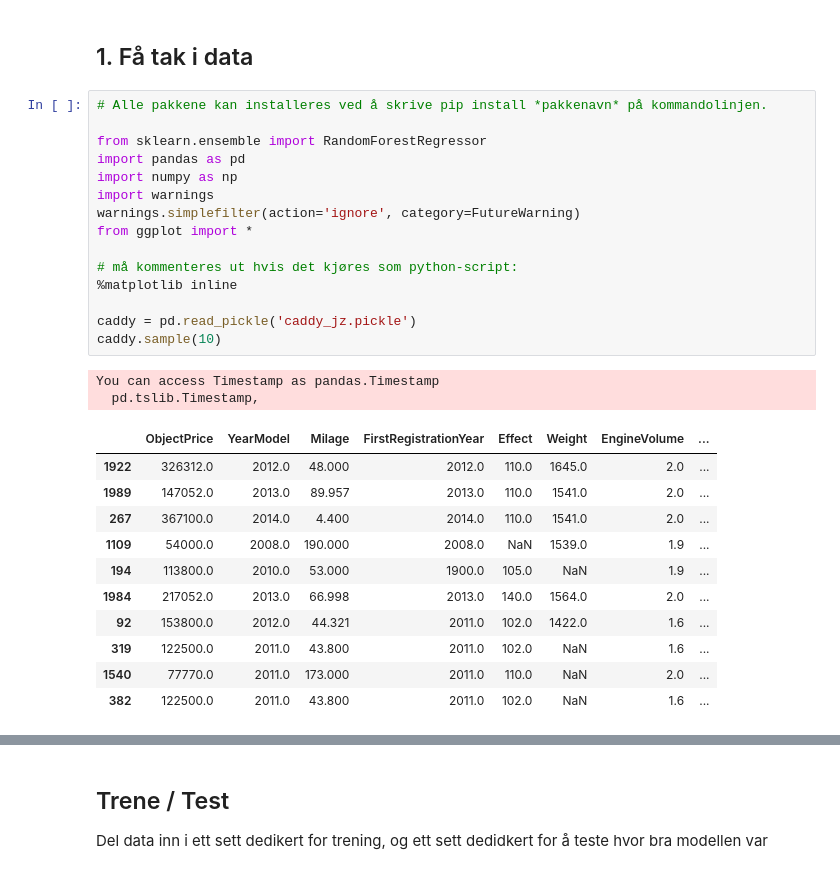
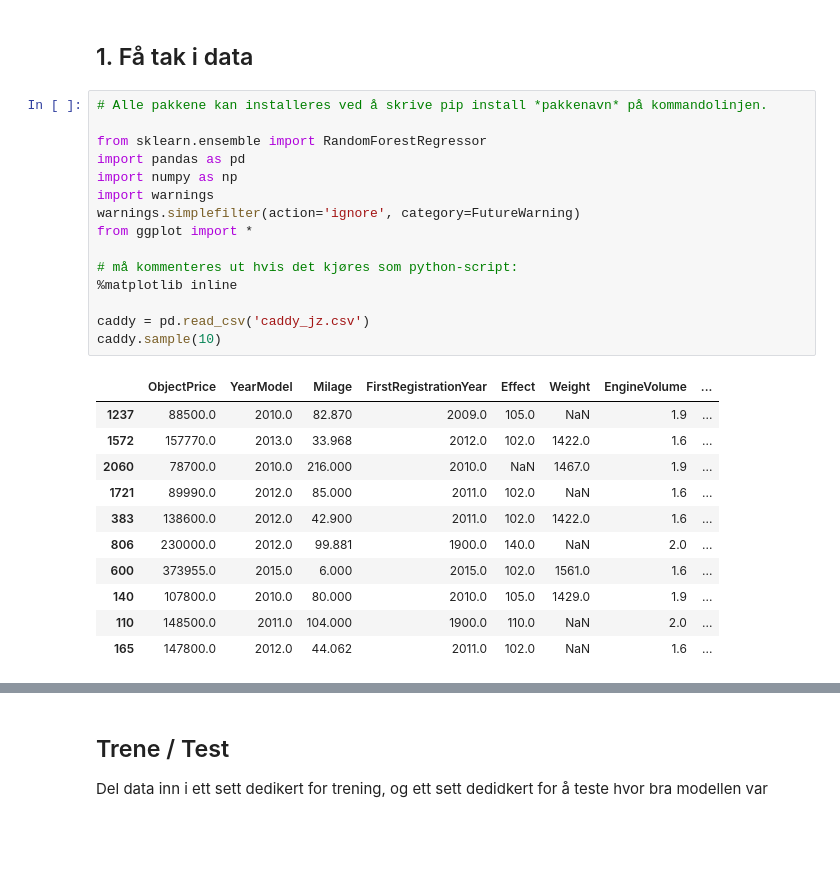
Before and after one commit to simeneide/car-pricing, a Jupyter notebook: bilprising_notebook.ipynb, the cells around one changed output, grey strips where cells are left out. Cells and saved outputs as stored; diff of their text form; blank space fills up the shorter version.

Commit message:
changed from pickle file to csv file

```diff
--- a/bilprising_notebook.ipynb
+++ b/bilprising_notebook.ipynb
@@ -20,32 +20,30 @@
 # %%
 # Alle pakkene kan installeres ved å skrive pip install *pakkenavn* på kommandolinjen.
 
 from sklearn.ensemble import RandomForestRegressor
 import pandas as pd
 import numpy as np
 import warnings
 warnings.simplefilter(action='ignore', category=FutureWarning)
 from ggplot import *
 
 # må kommenteres ut hvis det kjøres som python-script:
 %matplotlib inline
 
-caddy = pd.read_pickle('caddy_jz.pickle')
+caddy = pd.read_csv('caddy_jz.csv')
 caddy.sample(10)
 # %% [output]
-You can access Timestamp as pandas.Timestamp
-  pd.tslib.Timestamp,
 |  | ObjectPrice | YearModel | Milage | FirstRegistrationYear | Effect | Weight | EngineVolume | ... |
-| 1922 | 326312.0 | 2012.0 | 48.000 | 2012.0 | 110.0 | 1645.0 | 2.0 | ... |
-| 1989 | 147052.0 | 2013.0 | 89.957 | 2013.0 | 110.0 | 1541.0 | 2.0 | ... |
-| 267 | 367100.0 | 2014.0 | 4.400 | 2014.0 | 110.0 | 1541.0 | 2.0 | ... |
-| 1109 | 54000.0 | 2008.0 | 190.000 | 2008.0 | NaN | 1539.0 | 1.9 | ... |
-| 194 | 113800.0 | 2010.0 | 53.000 | 1900.0 | 105.0 | NaN | 1.9 | ... |
-| 1984 | 217052.0 | 2013.0 | 66.998 | 2013.0 | 140.0 | 1564.0 | 2.0 | ... |
-| 92 | 153800.0 | 2012.0 | 44.321 | 2011.0 | 102.0 | 1422.0 | 1.6 | ... |
-| 319 | 122500.0 | 2011.0 | 43.800 | 2011.0 | 102.0 | NaN | 1.6 | ... |
-| 1540 | 77770.0 | 2011.0 | 173.000 | 2011.0 | 110.0 | NaN | 2.0 | ... |
-| 382 | 122500.0 | 2011.0 | 43.800 | 2011.0 | 102.0 | NaN | 1.6 | ... |
+| 1237 | 88500.0 | 2010.0 | 82.870 | 2009.0 | 105.0 | NaN | 1.9 | ... |
+| 1572 | 157770.0 | 2013.0 | 33.968 | 2012.0 | 102.0 | 1422.0 | 1.6 | ... |
+| 2060 | 78700.0 | 2010.0 | 216.000 | 2010.0 | NaN | 1467.0 | 1.9 | ... |
+| 1721 | 89990.0 | 2012.0 | 85.000 | 2011.0 | 102.0 | NaN | 1.6 | ... |
+| 383 | 138600.0 | 2012.0 | 42.900 | 2011.0 | 102.0 | 1422.0 | 1.6 | ... |
+| 806 | 230000.0 | 2012.0 | 99.881 | 1900.0 | 140.0 | NaN | 2.0 | ... |
+| 600 | 373955.0 | 2015.0 | 6.000 | 2015.0 | 102.0 | 1561.0 | 1.6 | ... |
+| 140 | 107800.0 | 2010.0 | 80.000 | 2010.0 | 105.0 | 1429.0 | 1.9 | ... |
+| 110 | 148500.0 | 2011.0 | 104.000 | 1900.0 | 110.0 | NaN | 2.0 | ... |
+| 165 | 147800.0 | 2012.0 | 44.062 | 2011.0 | 102.0 | NaN | 1.6 | ... |
 # %%
 ggplot(aes(x='Milage',y='ObjectPrice'), data = caddy) + geom_point()
 # %% [output]
```
Also changed, not shown: parts of 10 cells of this notebook, 1 other file.
